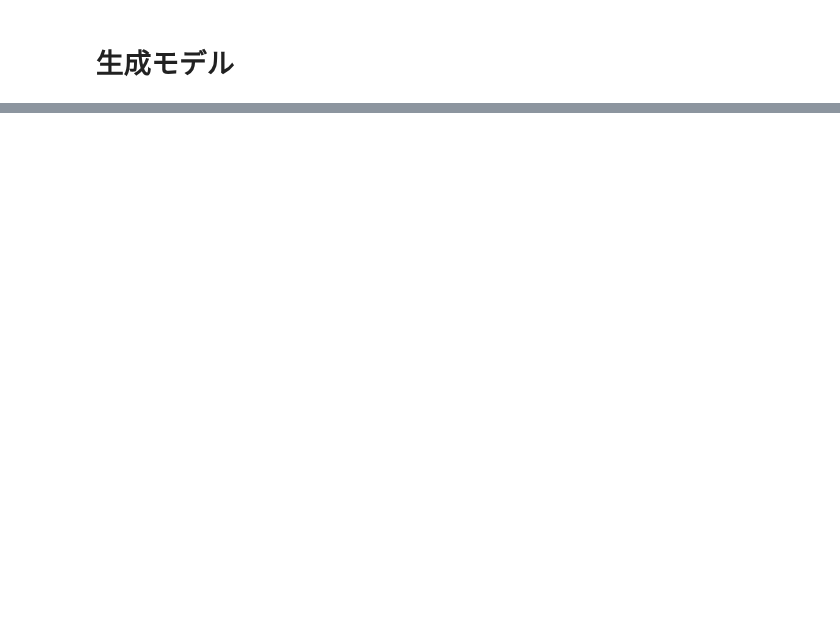
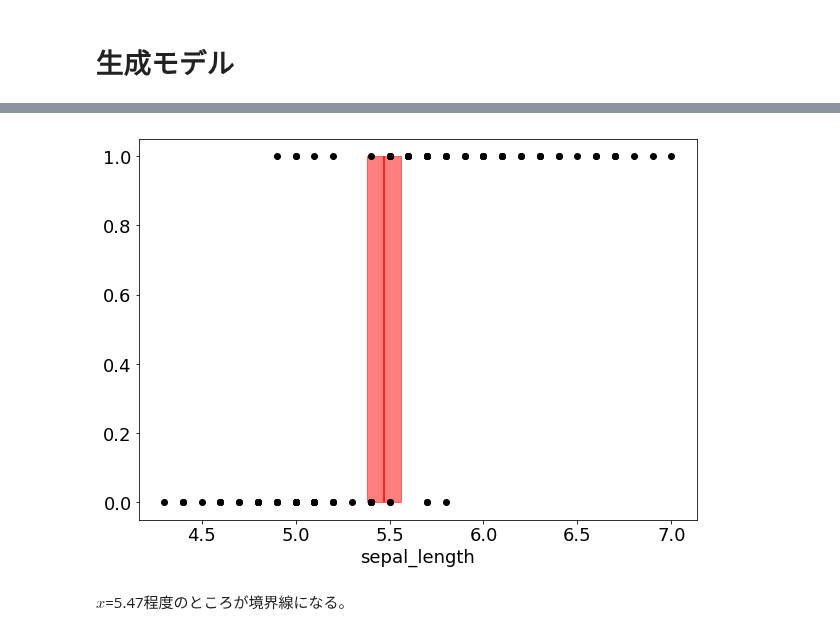
Before and after one commit to seiya-kumada/cct_blog, a Jupyter notebook: classification/sample.ipynb, the cells around one changed output, grey strips where cells are left out. Drawn from its saved outputs; the diff is of its cells as text; code cells hidden in the pictures; blank space fills up the shorter version.

```diff
--- a/classification/sample.ipynb
+++ b/classification/sample.ipynb
@@ -157,2 +156,10 @@ $x$=5.4程度のところが境界線になる。
 # %% [markdown]
 # 生成モデル
+# %%
+with pm.Model() as model:
+    mus = pm.Normal('mus', mu=0, sd=10, shape=2)
+    sigma = pm.HalfNormal('sigma', sd=5)
+    setosa = pm.Normal('setosa', mu=mus[0], sd=sigma, observed=x[:50])
+    versicolor = pm.Normal('versicolor', mu=mus[1], sd=sigma, observed=x[50:])
+    bd = pm.Deterministic('bd', (mus[0] + mus[1]) / 2)
+    trace = pm.sample(5000)
@@ -158,0 +186,26 @@ $x$=5.4程度のところが境界線になる。
+# %%
+import numpy as np
+plt.figure(figsize=(10,7))
+
+# 境界線のサンプル値を取り出す。
+bd = trace['bd']
+
+# 境界線の平均値を描画する。
+plt.vlines([bd.mean()], ymin=0, ymax=1, color='r')
+
+# 境界線の最高事後密度（Highest Posterior Density)を計算する。
+bd_hpd = pm.hpd(bd)
+
+# 境界線のHPDを描画する。
+plt.fill_betweenx([0, 1], bd_hpd[0], bd_hpd[1], color='r', alpha=0.5)
+
+# 観測データを描画する。
+plt.plot(x, y, 'o', color='k')
+
+plt.xlabel('sepal_length')
+plt.show()
+plt.close()
+# %% [output]
+[figure, added]
+# %% [markdown]
+$x$=5.47程度のところが境界線になる。
```
Also changed, not shown: parts of 7 cells of this notebook, 1 other file.
